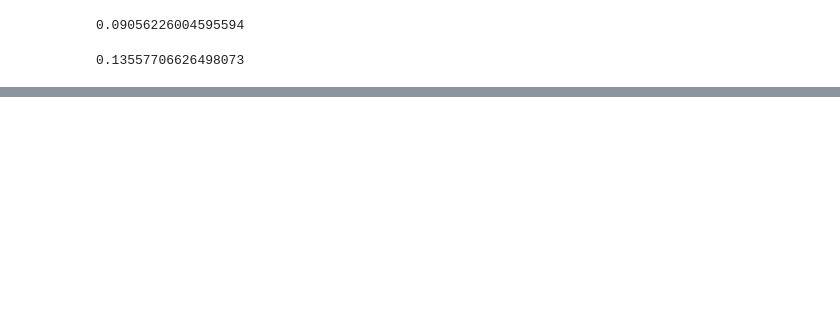
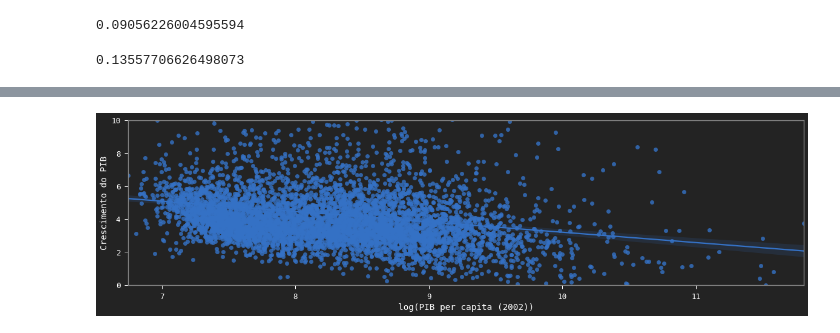
Before and after one commit to danielnrocha/Convergencia_PIB_Municipios, a Jupyter notebook: ConvergenciaMunicipios.ipynb, the cells around one changed output, grey strips where cells are left out. Saved outputs shown, nothing was run; the diff lists cells and outputs as text; code cells hidden in the pictures; blank space fills up the shorter version.

```diff
--- a/ConvergenciaMunicipios.ipynb
+++ b/ConvergenciaMunicipios.ipynb
@@ -516,0 +679,12 @@ IC = [-0.008262546160661709; 0.0982921585987113]
+# %%
+plt.figure(figsize=(20,5))
+
+ax = sns.regplot(np.log(np.reshape(df_regression['PIB per capita (2002)'].tolist(), (5558, 1))), df_regression['Crescimento do PIB'].tolist())
+
+ax.set_ylim([0, 10])
+
+plt.xlabel('log(PIB per capita (2002))')
+
+plt.ylabel('Crescimento do PIB');
+# %% [output]
+[figure, added]
```
Also changed, not shown: parts of 83 cells of this notebook.
